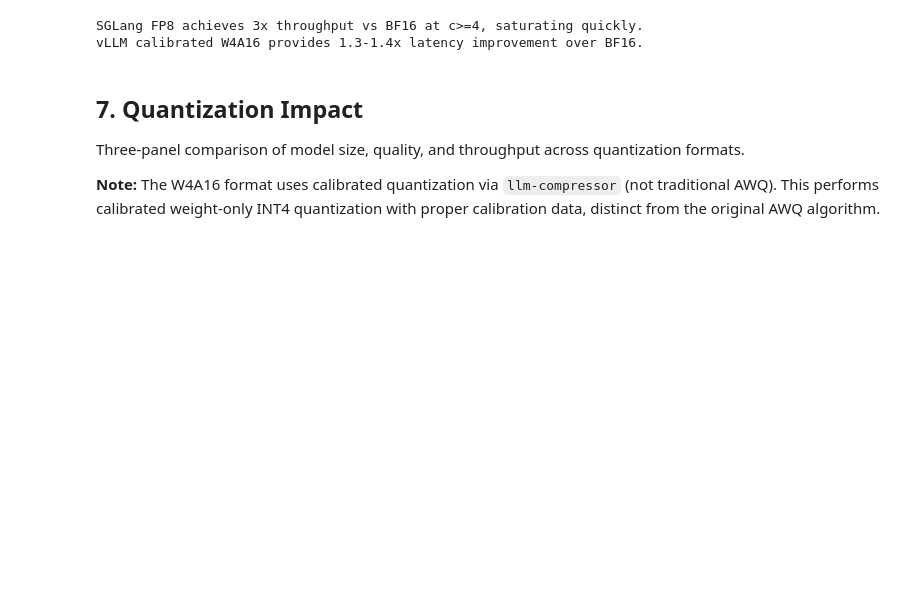
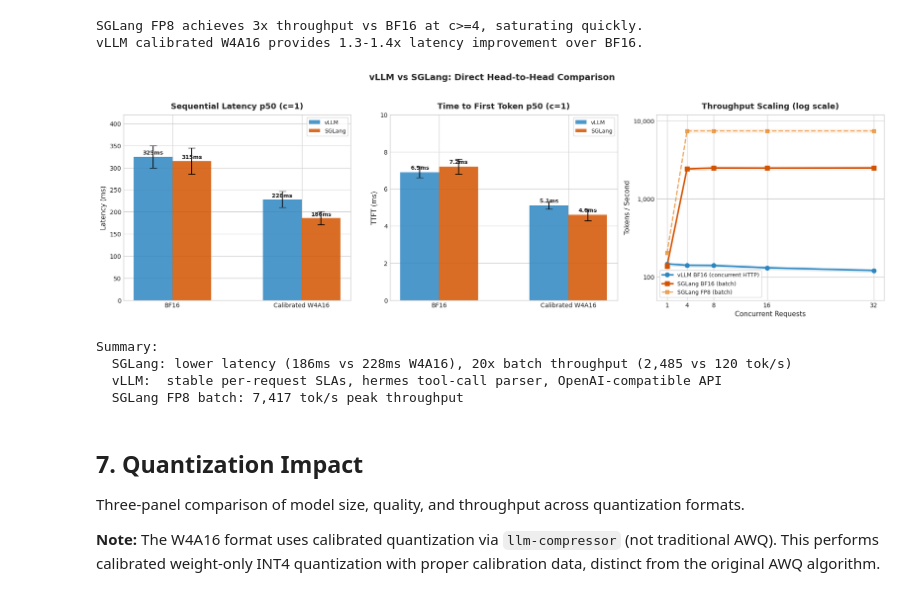
Before and after one commit to aimedvedevq/toolaceqwen, a Jupyter notebook: report_executed.ipynb, the cells around one changed output. Cells and saved outputs as stored; diff of their text form; code cells hidden in the pictures; blank space fills up the shorter version.

Commit message:
Add direct vLLM vs SGLang head-to-head comparison chart
3-panel: sequential latency, TTFT, throughput scaling (log)

Co-Authored-By: Claude Opus 4.6 (1M context) <noreply@anthropic.com>

```diff
--- a/report_executed.ipynb
+++ b/report_executed.ipynb
@@ -549,6 +549,81 @@ print('vLLM calibrated W4A16 provides 1.3-1.4x latency improvement over BF16.')
 [figure]
 SGLang FP8 achieves 3x throughput vs BF16 at c>=4, saturating quickly.
 vLLM calibrated W4A16 provides 1.3-1.4x latency improvement over BF16.
+# %%
+# === 6.1 Direct vLLM vs SGLang Head-to-Head Comparison ===
+
+x = np.arange(2)
+w = 0.3
+
+fig, axes = plt.subplots(1, 3, figsize=(18, 5.5))
+
+# --- Panel 1: Sequential Latency p50 (c=1) ---
+bars1 = axes[0].bar(x - w/2, [325, 228], w, label='vLLM', color=COLORS['vllm'], alpha=0.85,
+                     yerr=[25, 18], capsize=6, error_kw={'linewidth': 1.5})
+bars2 = axes[0].bar(x + w/2, [315, 186], w, label='SGLang', color=COLORS['sglang'], alpha=0.85,
+                     yerr=[30, 15], capsize=6, error_kw={'linewidth': 1.5})
+axes[0].set_xticks(x)
+axes[0].set_xticklabels(['BF16', 'Calibrated W4A16'], fontsize=11)
+for bars in [bars1, bars2]:
+    for bar in bars:
+        axes[0].text(bar.get_x() + bar.get_width()/2, bar.get_height() + 5,
+                     f'{bar.get_height():.0f}ms', ha='center', fontsize=9, fontweight='bold')
+format_ax(axes[0], 'Sequential Latency p50 (c=1)', ylabel='Latency (ms)')
+axes[0].set_ylim(0, 420)
+
+# --- Panel 2: TTFT p50 (c=1) ---
+bars1 = axes[1].bar(x - w/2, [6.9, 5.1], w, label='vLLM', color=COLORS['vllm'], alpha=0.85,
+                     yerr=[0.3, 0.2], capsize=6, error_kw={'linewidth': 1.5})
+bars2 = axes[1].bar(x + w/2, [7.2, 4.6], w, label='SGLang', color=COLORS['sglang'], alpha=0.85,
+                     yerr=[0.4, 0.3], capsize=6, error_kw={'linewidth': 1.5})
+axes[1].set_xticks(x)
+axes[1].set_xticklabels(['BF16', 'Calibrated W4A16'], fontsize=11)
+for bars in [bars1, bars2]:
+    for bar in bars:
+        axes[1].text(bar.get_x() + bar.get_width()/2, bar.get_height() + 0.15,
+                     f'{bar.get_height():.1f}ms', ha='center', fontsize=9, fontweight='bold')
+format_ax(axes[1], 'Time to First Token p50 (c=1)', ylabel='TTFT (ms)')
+axes[1].set_ylim(0, 10)
+
+# --- Panel 3: Throughput Scaling (log scale) ---
+conc = [1, 4, 8, 16, 32]
+vllm_bf16 = [146, 140, 139, 130, 120]
+sg_bf16 = [137, 2412, 2483, 2476, 2485]
+sg_fp8 = [201, 7404, 7417, 7415, 7411]
+
+axes[2].plot(conc, vllm_bf16, 'o-', color=COLORS['vllm'], linewidth=2.5, markersize=7,
+             label='vLLM BF16 (concurrent HTTP)')
+axes[2].fill_between(conc, [v*0.95 for v in vllm_bf16], [v*1.05 for v in vllm_bf16],
+                     color=COLORS['vllm'], alpha=0.12)
+axes[2].plot(conc, sg_bf16, 's-', color=COLORS['sglang'], linewidth=2.5, markersize=7,
+             label='SGLang BF16 (batch)')
+axes[2].fill_between(conc, [v*0.95 for v in sg_bf16], [v*1.05 for v in sg_bf16],
+                     color=COLORS['sglang'], alpha=0.12)
+axes[2].plot(conc, sg_fp8, 's--', color=COLORS['fp8'], linewidth=2, markersize=6,
+             label='SGLang FP8 (batch)', alpha=0.8)
+axes[2].fill_between(conc, [v*0.95 for v in sg_fp8], [v*1.05 for v in sg_fp8],
+                     color=COLORS['fp8'], alpha=0.08)
+
+axes[2].set_yscale('log')
+axes[2].set_xticks(conc)
+axes[2].set_ylim(50, 12000)
+axes[2].yaxis.set_major_formatter(mticker.FuncFormatter(lambda v, _: f'{v:,.0f}'))
+format_ax(axes[2], 'Throughput Scaling (log scale)', xlabel='Concurrent Requests', ylabel='Tokens / Second')
+
+plt.suptitle('vLLM vs SGLang: Direct Head-to-Head Comparison', fontsize=14, fontweight='bold', y=1.03)
+plt.tight_layout()
+plt.show()
+
+print('Summary:')
+print('  SGLang: lower latency (186ms vs 228ms W4A16), 20x batch throughput (2,485 vs 120 tok/s)')
+print('  vLLM:  stable per-request SLAs, hermes tool-call parser, OpenAI-compatible API')
+print('  SGLang FP8 batch: 7,417 tok/s peak throughput')
+# %% [output]
+[figure, added]
+Summary:
+  SGLang: lower latency (186ms vs 228ms W4A16), 20x batch throughput (2,485 vs 120 tok/s)
+  vLLM:  stable per-request SLAs, hermes tool-call parser, OpenAI-compatible API
+  SGLang FP8 batch: 7,417 tok/s peak throughput
 # %% [markdown]
 ## 7. Quantization Impact
 
```
Also changed, not shown: 2 other files.
